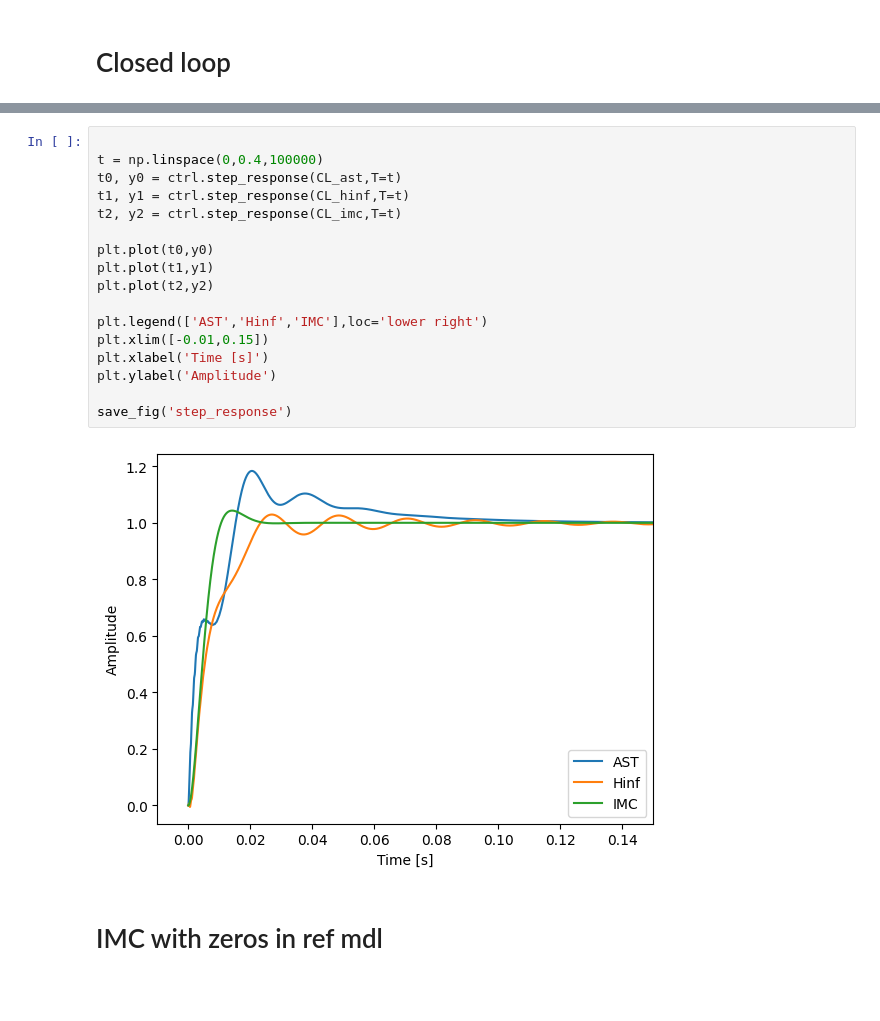
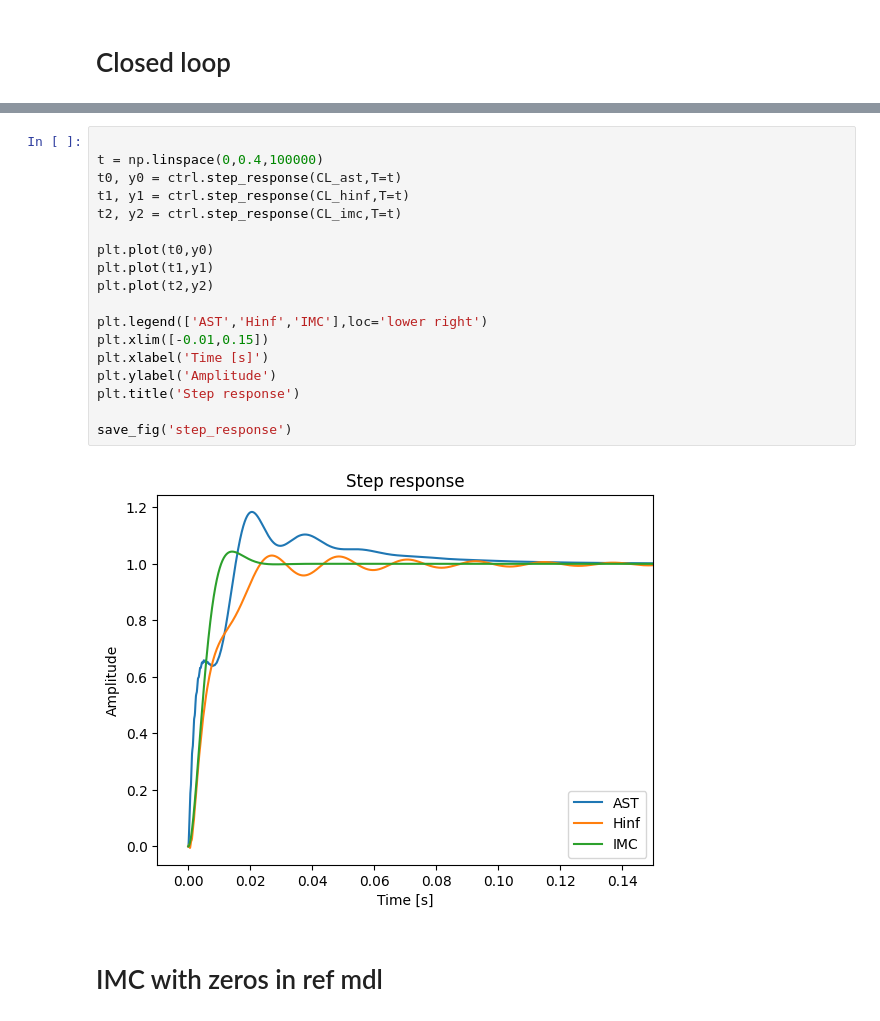
Before and after one commit to eliasrhoden/Sinumerik-Ctrl, a Jupyter notebook: ctrl_compare.ipynb, the cells around one changed output, grey strips where cells are left out. Cells and saved outputs as stored; diff of their text form; blank space fills up the shorter version.

```diff
--- a/ctrl_compare.ipynb
+++ b/ctrl_compare.ipynb
@@ -303,22 +313,23 @@ plt.legend(['AST','Hinf','IMC'])
 # %%
 
 t = np.linspace(0,0.4,100000)
 t0, y0 = ctrl.step_response(CL_ast,T=t)
 t1, y1 = ctrl.step_response(CL_hinf,T=t)
 t2, y2 = ctrl.step_response(CL_imc,T=t)
 
 plt.plot(t0,y0)
 plt.plot(t1,y1)
 plt.plot(t2,y2)
 
 plt.legend(['AST','Hinf','IMC'],loc='lower right')
 plt.xlim([-0.01,0.15])
 plt.xlabel('Time [s]')
 plt.ylabel('Amplitude')
+plt.title('Step response')
 
 save_fig('step_response')
 # %% [output]
-[figure, old version]
+[figure, new version]
 # %% [markdown]
 # IMC with zeros in ref mdl
 # %%
```
Also changed, not shown: parts of 5 cells of this notebook, 32 other files.
